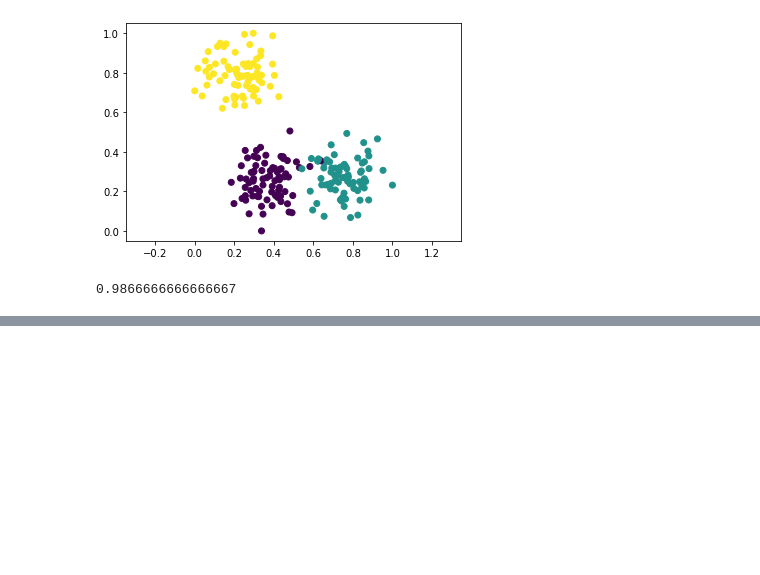
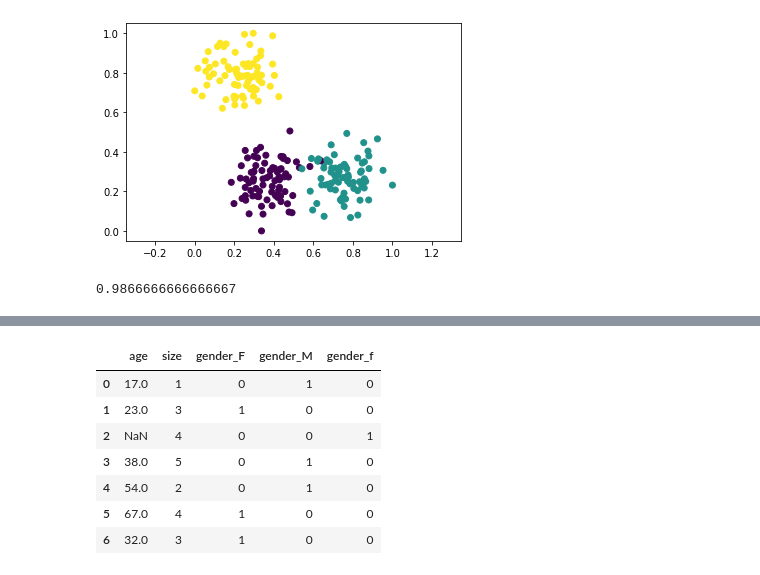
Before and after one commit to limweipin/mlpy_nov2021, a Jupyter notebook: day_3.ipynb, the cells around one changed output, grey strips where cells are left out. Drawn from its saved outputs; the diff is of its cells as text; code cells hidden in the pictures; blank space fills up the shorter version.

Commit message:
Added example on categorical data

```diff
--- a/day_3.ipynb
+++ b/day_3.ipynb
@@ -395,0 +453,9 @@ print(knn2.score(X2_test, y1_test))
+# %%
+# %load ml03_categorical_exercise.py
+# Handling of missing data and converting categorical features to numerical features
+import pandas as pd
+df = pd.DataFrame({'age': [17, 23, 'x', 38, 54, 67, 32],
+                  'size': ['XS', 'M', 'L', 'XL', 'S', 'L', 'M'],
+                  'gender':['M', 'F', 'f', 'M', 'M', 'F', 'F']})
+print(df)
+size_mapping = {'XS': 1, 'S': 2, 'M': 3, 'L': 4, 'XL': 5}
@@ -395,0 +471,4 @@ print(knn2.score(X2_test, y1_test))
+# %%
+print(df.info())
+df.replace({'x': None}, inplace=True)
+print(df.info())
@@ -395,0 +493,3 @@ print(knn2.score(X2_test, y1_test))
+# %%
+df['size'] = df['size'].map(size_mapping)
+df
@@ -395,0 +505,12 @@ print(knn2.score(X2_test, y1_test))
+# %%
+df1 = pd.get_dummies(df)
+df1
+# %% [output]
+|  | age | size | gender_F | gender_M | gender_f |
+| 0 | 17.0 | 1 | 0 | 1 | 0 |
+| 1 | 23.0 | 3 | 1 | 0 | 0 |
+| 2 | NaN | 4 | 0 | 0 | 1 |
+| 3 | 38.0 | 5 | 0 | 1 | 0 |
+| 4 | 54.0 | 2 | 0 | 1 | 0 |
+| 5 | 67.0 | 4 | 1 | 0 | 0 |
+| 6 | 32.0 | 3 | 1 | 0 | 0 |
```
Also changed, not shown: parts of 8 cells of this notebook.
